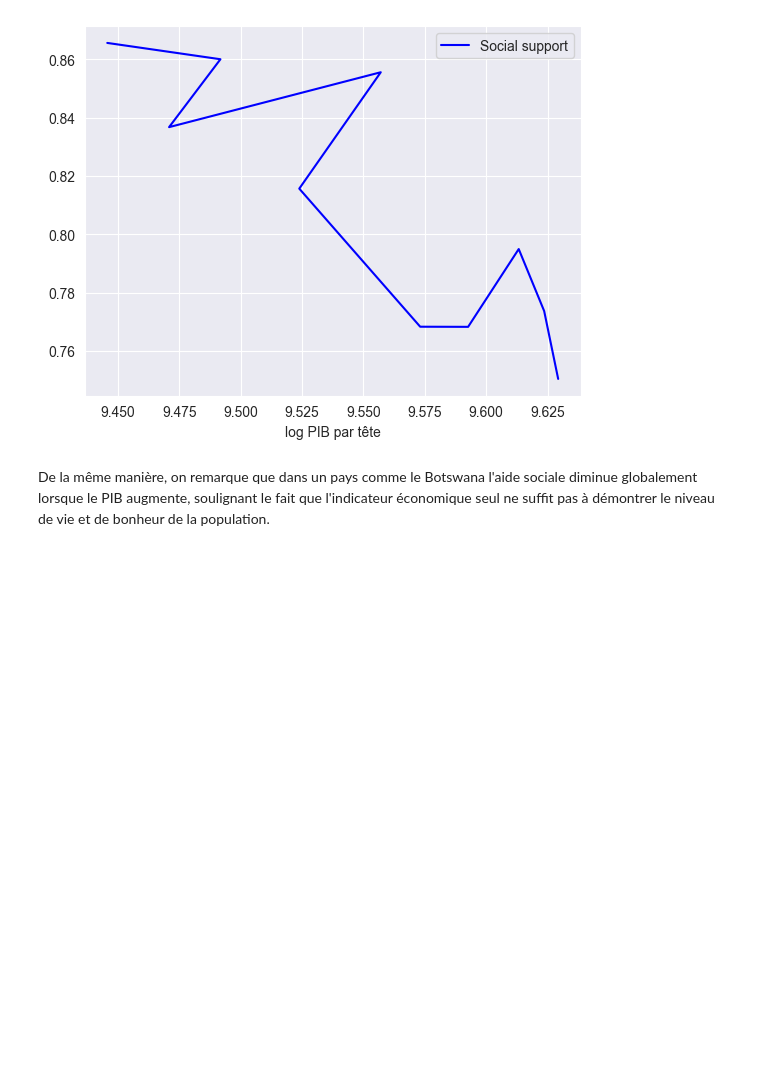
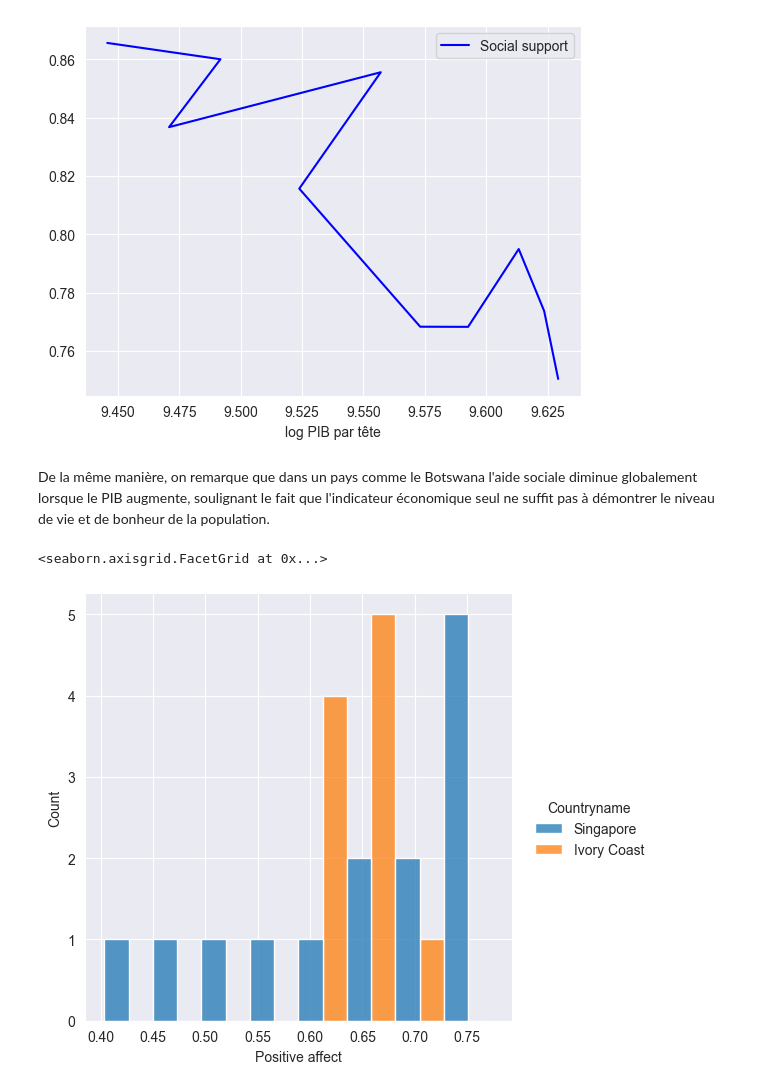
Before and after one commit to simonboudara/Hackathon, a Jupyter notebook: Hackathonpropre.ipynb, the cells around one changed output. Cells and saved outputs as stored; diff of their text form; code cells hidden in the pictures; blank space fills up the shorter version.

```diff
--- a/Hackathonpropre.ipynb
+++ b/Hackathonpropre.ipynb
@@ -36,3 +36,10 @@ dfBot3.plot(x="Log GDP per capita", y="Social support", label="Social support",
 [figure]
 # %% [markdown]
 De la même manière, on remarque que dans un pays comme le Botswana l'aide sociale diminue globalement lorsque le PIB augmente, soulignant le fait que l'indicateur économique seul ne suffit pas à démontrer le niveau de vie et de bonheur de la population.
+# %%
+dfSingapour=data.query("Countryname=='Singapore'")
+data5=pd.concat([dfSingapour,dfCiv2])
+sns.displot(data=data5,x='Positive affect',multiple='dodge',hue='Countryname')
+# %% [output]
+<seaborn.axisgrid.FacetGrid at 0x...>
+[figure, added]
```
